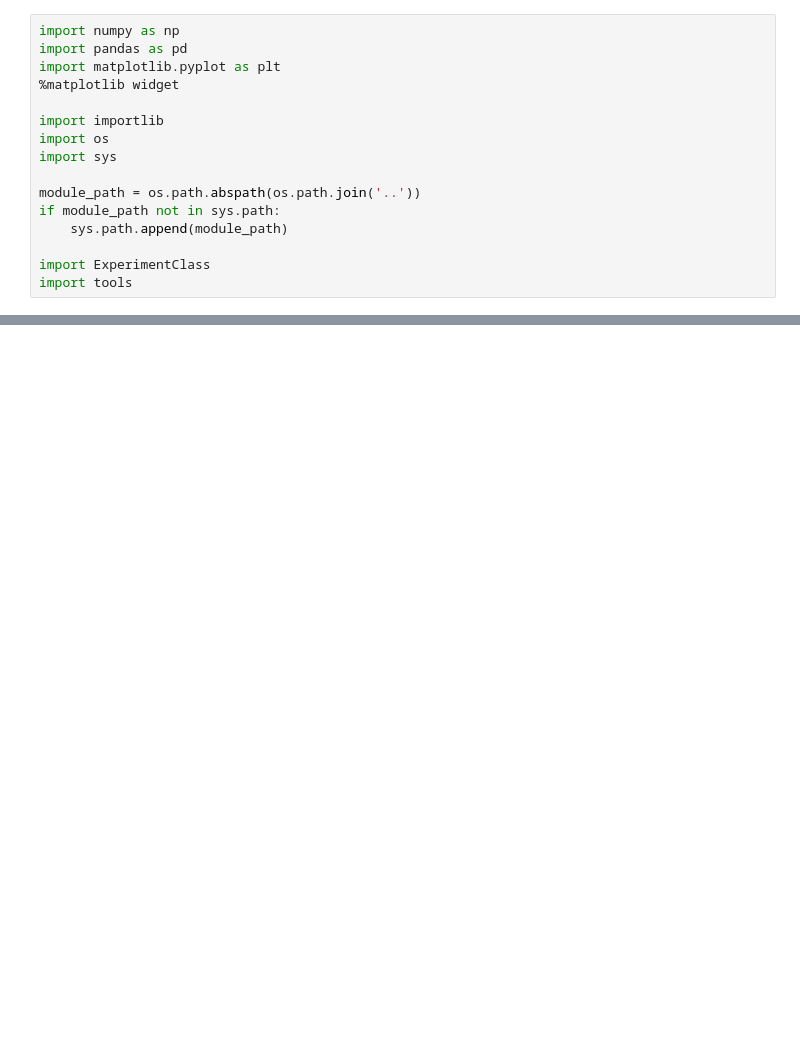
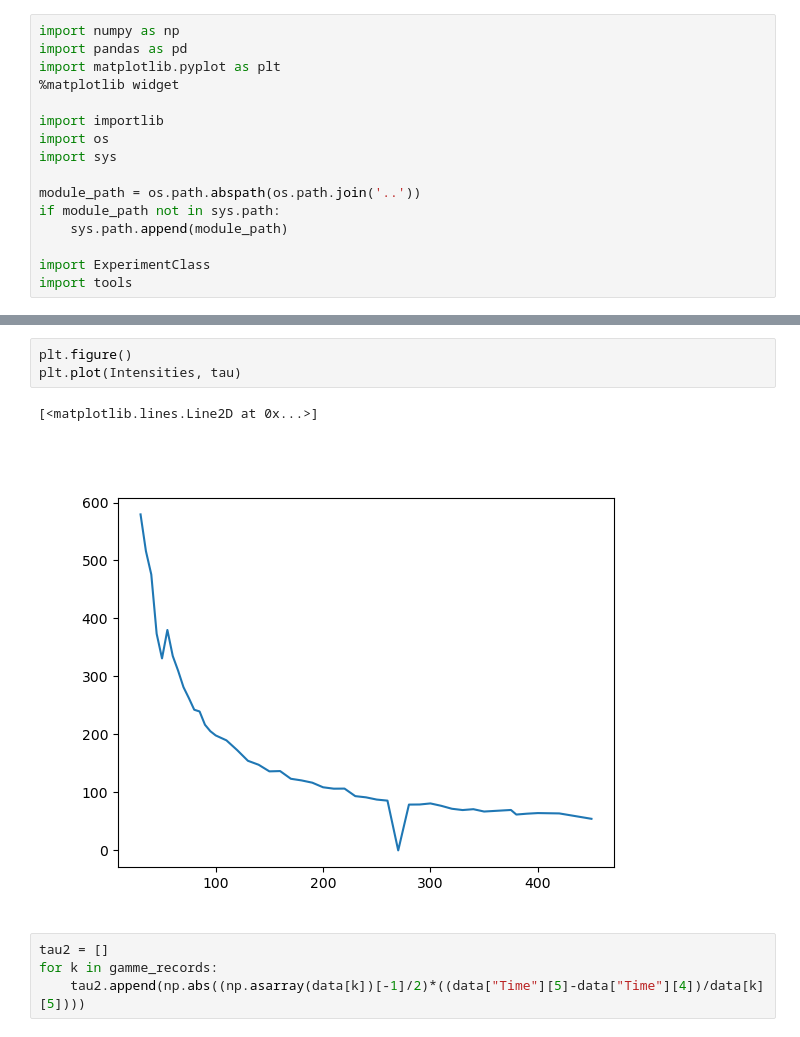
Before and after one commit to orlandomarcelo/DREAM_repo, a Jupyter notebook: Notebooks/test_oxygen.ipynb, the cells around one changed output, grey strips where cells are left out. Drawn from its saved outputs; the diff is of its cells as text; blank space fills up the shorter version.

```diff
--- a/Notebooks/test_oxygen.ipynb
+++ b/Notebooks/test_oxygen.ipynb
@@ -64,0 +67,10 @@ for i in np.arange(55,56+51,1):
+# %%
+plt.figure()
+plt.plot(Intensities, tau)
+# %% [output]
+[<matplotlib.lines.Line2D at 0x...>]
+[figure, added]
+# %%
+tau2 = []
+for k in gamme_records:
+    tau2.append(np.abs((np.asarray(data[k])[-1]/2)*((data["Time"][5]-data["Time"][4])/data[k][5])))
```
Also changed, not shown: parts of 10 cells of this notebook.
